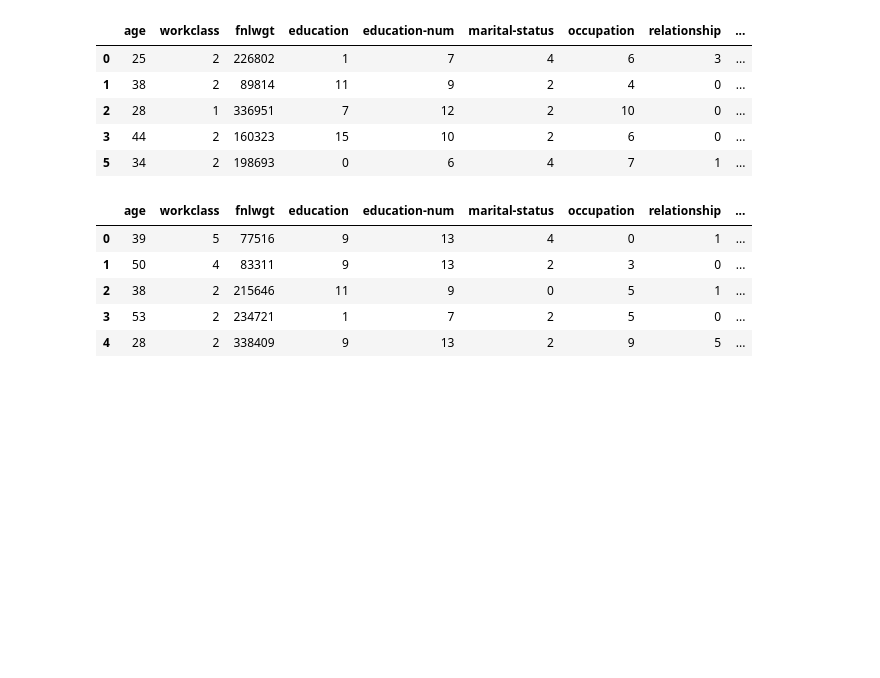
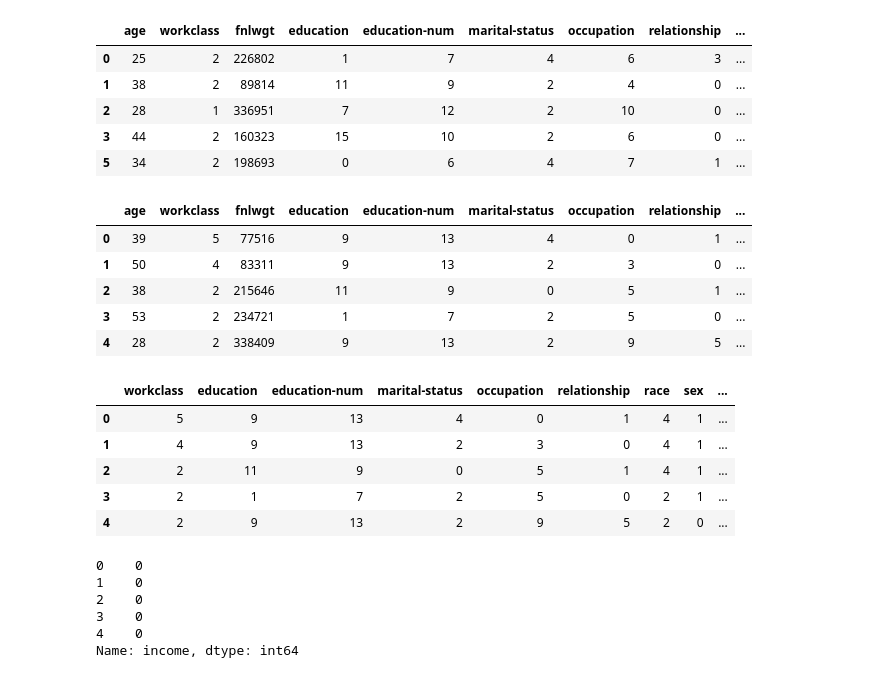
Before and after one commit to aabajaj2/ml_assignment5, a Jupyter notebook: Assignment_5.ipynb, the cells around one changed output. Saved outputs shown, nothing was run; the diff lists cells and outputs as text; code cells hidden in the pictures; blank space fills up the shorter version.

```diff
--- a/Assignment_5.ipynb
+++ b/Assignment_5.ipynb
@@ -155,3 +155,16 @@ df.head()
 | 2 | 38 | 2 | 215646 | 11 | 9 | 0 | 5 | 1 | ... |
 | 3 | 53 | 2 | 234721 | 1 | 7 | 2 | 5 | 0 | ... |
 | 4 | 28 | 2 | 338409 | 9 | 13 | 2 | 9 | 5 | ... |
+# %%
+X = df[['workclass', 'education', 'education-num', 'marital-status'
+       , 'occupation', 'relationship', 'race', 'sex', 'native-country',
+      'binned_age', 'binned_fnlwgt', 'binned_capital-gain', 'binned_capital-loss', 'binned_hours-per-week']]
+# %%
+X.head()
+# %% [output]
+|  | workclass | education | education-num | marital-status | occupation | relationship | race | sex | ... |
+| 0 | 5 | 9 | 13 | 4 | 0 | 1 | 4 | 1 | ... |
+| 1 | 4 | 9 | 13 | 2 | 3 | 0 | 4 | 1 | ... |
+| 2 | 2 | 11 | 9 | 0 | 5 | 1 | 4 | 1 | ... |
+| 3 | 2 | 1 | 7 | 2 | 5 | 0 | 2 | 1 | ... |
+| 4 | 2 | 9 | 13 | 2 | 9 | 5 | 2 | 0 | ... |
@@ -157,0 +173,9 @@ df.head()
+# %%
+Y.head()
+# %% [output]
+0    0
+1    0
+2    0
+3    0
+4    0
+Name: income, dtype: int64
```
Also changed, not shown: parts of 1 cell of this notebook, 2 other files.
